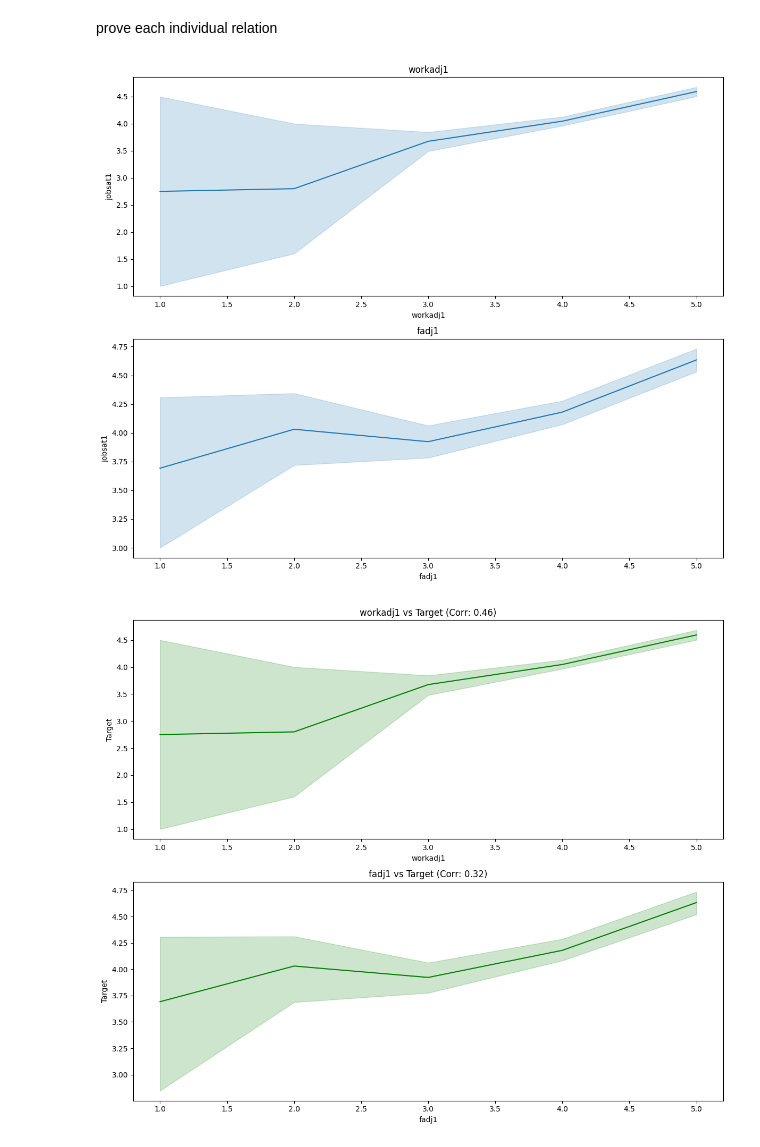
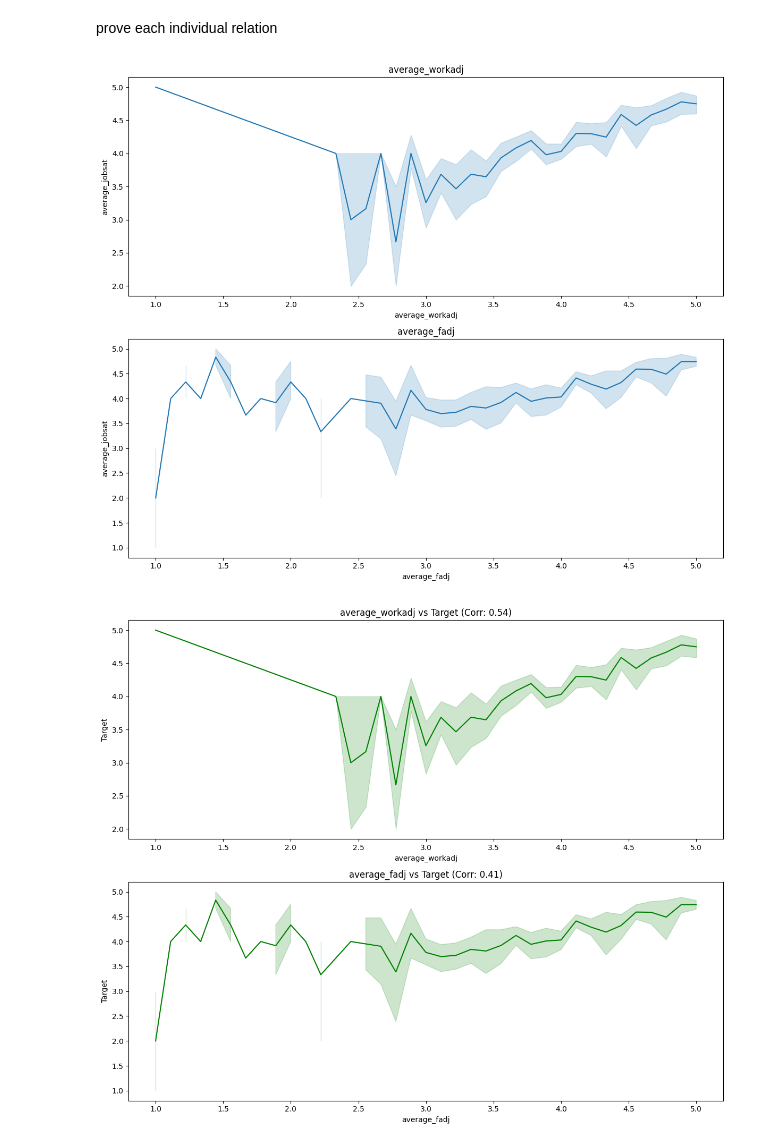
Before and after one commit to reema-dass26/Interdiciplinary_project_WU, a Jupyter notebook: source/EDA_3.ipynb, the cells around one changed output. Cells and saved outputs as stored; diff of their text form; code cells hidden in the pictures.

```diff
--- a/source/EDA_3.ipynb
+++ b/source/EDA_3.ipynb
@@ -34,7 +34,7 @@ data = pd.read_csv(file_path)
 
 # Step 2: Filter Columns
 # Specify the columns you want to keep for ML
-selected_columns = ['workadj1','fadj1','jobsat1']
+selected_columns = ['average_workadj','average_fadj','average_jobsat']
 filtered_data = data[selected_columns]
 # %%
 correlation_matrix = filtered_data.corr(method='pearson')  # Use 'spearman' for ranked data
@@ -48,7 +48,7 @@ jobsat1   0.460853  0.321264  1.000000
 # %%
 # Features and target
-X = filtered_data.drop(columns=['jobsat1'])
-y = filtered_data['jobsat1']
+X = filtered_data.drop(columns=['average_jobsat'])
+y = filtered_data['average_jobsat']
 # %%
 from sklearn.ensemble import RandomForestRegressor
 from sklearn.model_selection import train_test_split
@@ -331,30 +310,30 @@ prove each individual relation
 # %%
 import matplotlib.pyplot as plt
 import seaborn as sns
 
 # Create a 2x2 grid of subplots (2 rows, 2 columns)
 fig, axs = plt.subplots(2, 1, figsize=(12, 10))
 
 # List of features to plot
-features = ['workadj1', 'fadj1']
+features = ['average_workadj', 'average_fadj']
 
 # Flatten the axes array for easier indexing
 axs = axs.flatten()
 
 # Loop through the features and plot each one in a subplot
 for i, feature in enumerate(features):
     sns.lineplot(x=X[feature], y=y, ax=axs[i])
     axs[i].set_title(f"{feature}")
     axs[i].set_xlabel(feature)
-    axs[i].set_ylabel("jobsat1")
+    axs[i].set_ylabel("average_jobsat")
 
 # Adjust the layout so that plots do not overlap
 plt.tight_layout()
 
 # Show the plots
 plt.show()
 # %% [output]
-[figure, old version]
+[figure, new version]
 # %%
 
 # Calculate the correlation between each feature and the target
@@ -364,7 +343,7 @@ correlations = X.corrwith(y)
 fig, axs = plt.subplots(2, 1, figsize=(12, 10))
 
 # List of features to plot
-features = ['workadj1', 'fadj1']
+features = ['average_workadj', 'average_fadj']
 
 # Flatten the axes array for easier indexing
 axs = axs.flatten()
@@ -375,9 +354,9 @@ for i, feature in enumerate(features):
     corr = correlations[feature]
 
     # Set the color based on the correlation
-    if corr > 0:
+    if corr > 0.2:
         color = 'green'  # Positive correlation
-    elif corr < 0:
+    elif corr < 0.2:
         color = 'red'    # Negative correlation
     else:
         color = 'blue'   # No correlation or neutral
@@ -394,4 +373,4 @@ plt.tight_layout()
 # Show the plots
 plt.show()
 # %% [output]
-[figure, old version]
+[figure, new version]
```
Also changed, not shown: parts of 17 cells of this notebook, 2 other files.
